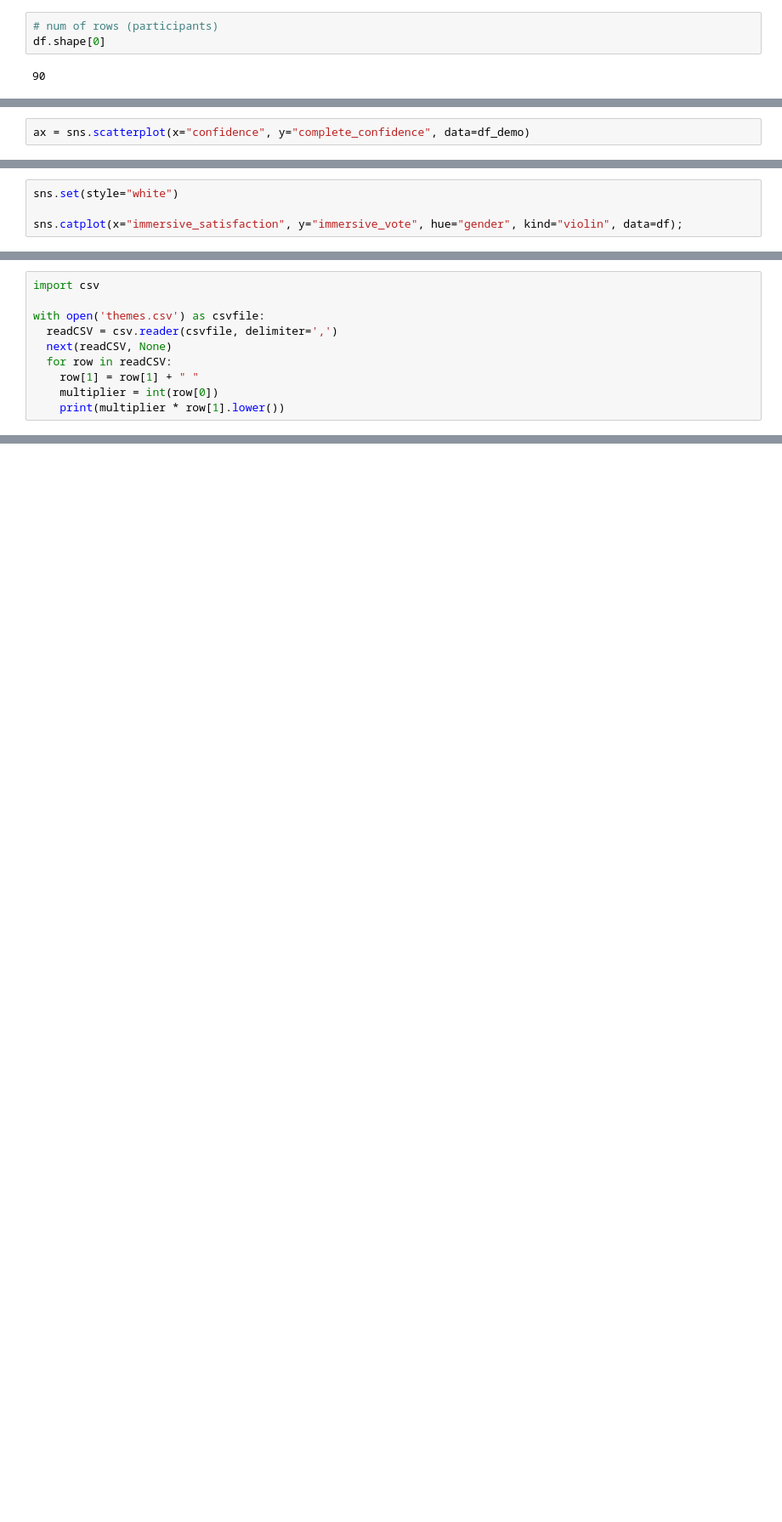
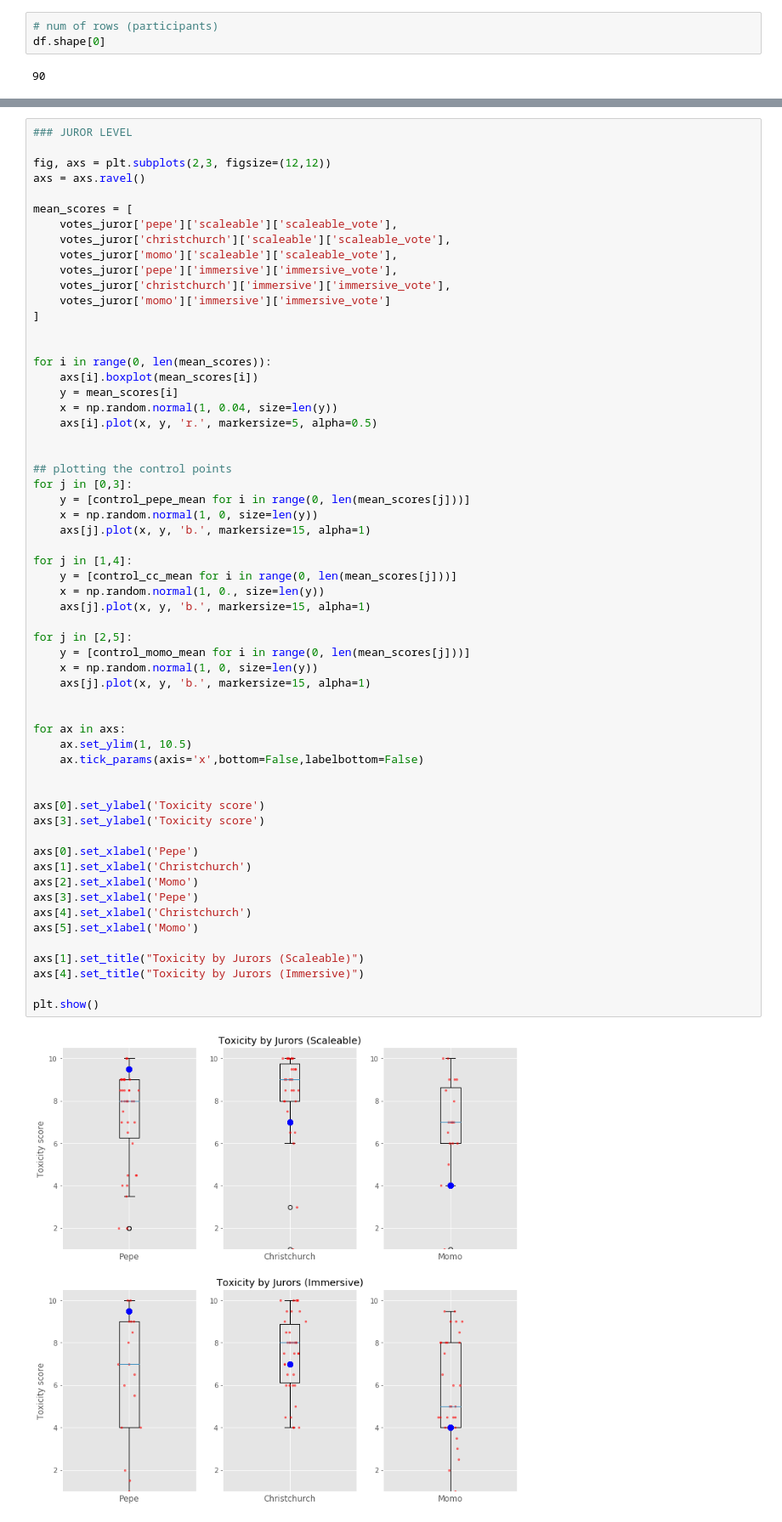
Before and after one commit to amyxzhang/digitaljuries2, a Jupyter notebook: analysis/Juries.ipynb, the cells around one changed output, grey strips where cells are left out. Shown at 85% size. Saved outputs shown, nothing was run; the diff lists cells and outputs as text; blank space fills up the shorter version.

```diff
--- a/analysis/Juries.ipynb
+++ b/analysis/Juries.ipynb
@@ -315,2 +66,0 @@ Name: complete_familiarity, dtype: int64
-# %%
-ax = sns.scatterplot(x="confidence", y="complete_confidence", data=df_demo)
@@ -348,4 +66,0 @@ red = sns.color_palette("Reds")[-2]
-# %%
-sns.set(style="white")
-
-sns.catplot(x="immersive_satisfaction", y="immersive_vote", hue="gender", kind="violin", data=df);
@@ -354,10 +66,0 @@ sns.catplot(x="immersive_satisfaction", y="immersive_vote", hue="gender", kind="
-# %%
-import csv
-
-with open('themes.csv') as csvfile:
-  readCSV = csv.reader(csvfile, delimiter=',')
-  next(readCSV, None)
-  for row in readCSV:
-    row[1] = row[1] + " "
-    multiplier = int(row[0])
-    print(multiplier * row[1].lower())
@@ -381,0 +176,61 @@ monitoring monitoring monitoring monitoring
+# %%
+### JUROR LEVEL
+
+fig, axs = plt.subplots(2,3, figsize=(12,12))
+axs = axs.ravel()
+
+mean_scores = [
+    votes_juror['pepe']['scaleable']['scaleable_vote'],
+    votes_juror['christchurch']['scaleable']['scaleable_vote'],
+    votes_juror['momo']['scaleable']['scaleable_vote'],
+    votes_juror['pepe']['immersive']['immersive_vote'],
+    votes_juror['christchurch']['immersive']['immersive_vote'],
+    votes_juror['momo']['immersive']['immersive_vote']
+]
+
+
+for i in range(0, len(mean_scores)):
+    axs[i].boxplot(mean_scores[i])
+    y = mean_scores[i]
+    x = np.random.normal(1, 0.04, size=len(y))
+    axs[i].plot(x, y, 'r.', markersize=5, alpha=0.5)
+
+
+## plotting the control points
+for j in [0,3]:
+    y = [control_pepe_mean for i in range(0, len(mean_scores[j]))]
+    x = np.random.normal(1, 0, size=len(y))
+    axs[j].plot(x, y, 'b.', markersize=15, alpha=1)
+
+for j in [1,4]:
+    y = [control_cc_mean for i in range(0, len(mean_scores[j]))]
+    x = np.random.normal(1, 0., size=len(y))
+    axs[j].plot(x, y, 'b.', markersize=15, alpha=1)
+
+for j in [2,5]:
+    y = [control_momo_mean for i in range(0, len(mean_scores[j]))]
+    x = np.random.normal(1, 0, size=len(y))
+    axs[j].plot(x, y, 'b.', markersize=15, alpha=1)
+
+
+for ax in axs:
+    ax.set_ylim(1, 10.5)
+    ax.tick_params(axis='x',bottom=False,labelbottom=False)
+
+
+axs[0].set_ylabel('Toxicity score')
+axs[3].set_ylabel('Toxicity score')
+
+axs[0].set_xlabel('Pepe')
+axs[1].set_xlabel('Christchurch')
+axs[2].set_xlabel('Momo')
+axs[3].set_xlabel('Pepe')
+axs[4].set_xlabel('Christchurch')
+axs[5].set_xlabel('Momo')
+
+axs[1].set_title("Toxicity by Jurors (Scaleable)")
+axs[4].set_title("Toxicity by Jurors (Immersive)")
+
+plt.show()
+# %% [output]
+[figure, added]
```
Also changed, not shown: parts of 50 cells of this notebook, 1 other file.
